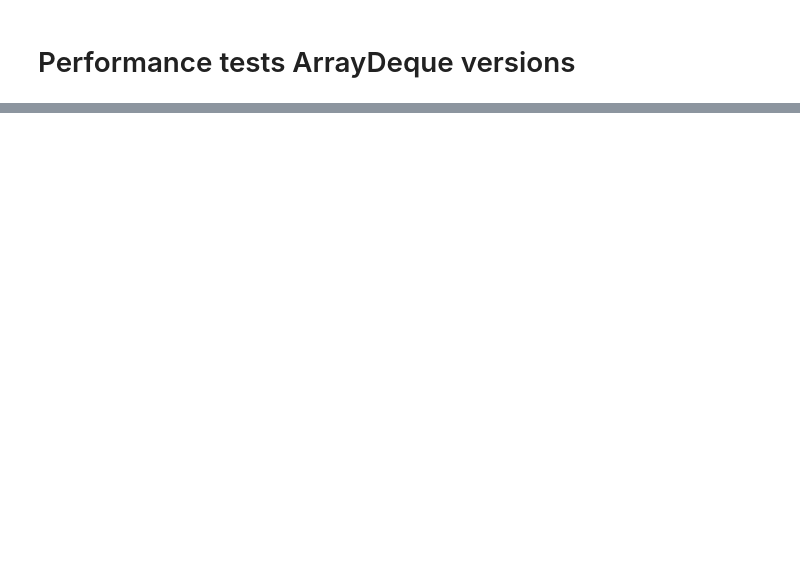
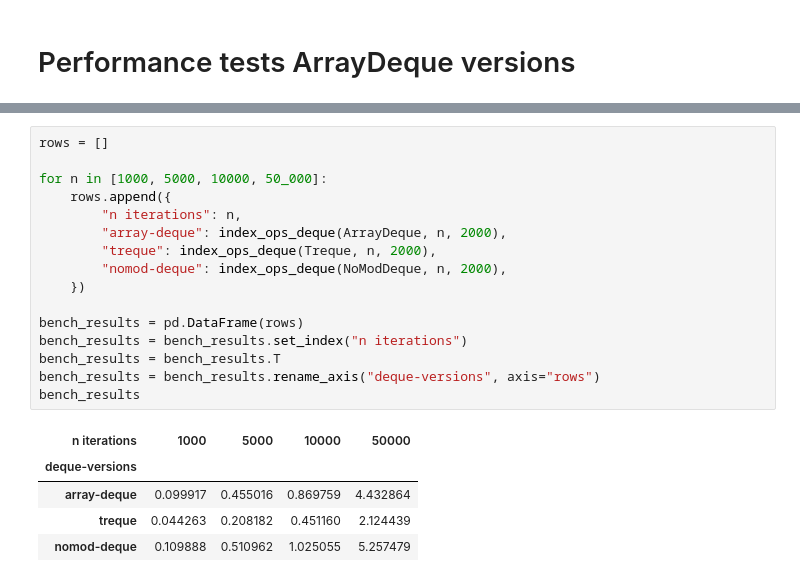
Before and after one commit to Dyretna/opendatastructures-python, a Jupyter notebook: notebooks/chapter2/perf_tests_deques.ipynb, the cells around one changed output, grey strips where cells are left out. Drawn from its saved outputs; the diff is of its cells as text; blank space fills up the shorter version.

```diff
--- a/notebooks/chapter2/perf_tests_deques.ipynb
+++ b/notebooks/chapter2/perf_tests_deques.ipynb
@@ -60,0 +133,22 @@ n=100000: 0.0237s (0.0002ms per add)
+# %%
+rows = []
+
+for n in [1000, 5000, 10000, 50_000]:
+    rows.append({
+        "n iterations": n,
+        "array-deque": index_ops_deque(ArrayDeque, n, 2000),
+        "treque": index_ops_deque(Treque, n, 2000),
+        "nomod-deque": index_ops_deque(NoModDeque, n, 2000),
+    })
+
+bench_results = pd.DataFrame(rows)
+bench_results = bench_results.set_index("n iterations")
+bench_results = bench_results.T
+bench_results = bench_results.rename_axis("deque-versions", axis="rows")
+bench_results
+# %% [output]
+| n iterations | 1000 | 5000 | 10000 | 50000 |
+| deque-versions |  |  |  |  |
+| array-deque | 0.099917 | 0.455016 | 0.869759 | 4.432864 |
+| treque | 0.044263 | 0.208182 | 0.451160 | 2.124439 |
+| nomod-deque | 0.109888 | 0.510962 | 1.025055 | 5.257479 |
```
Also changed, not shown: parts of 7 cells of this notebook, 2 other files.
